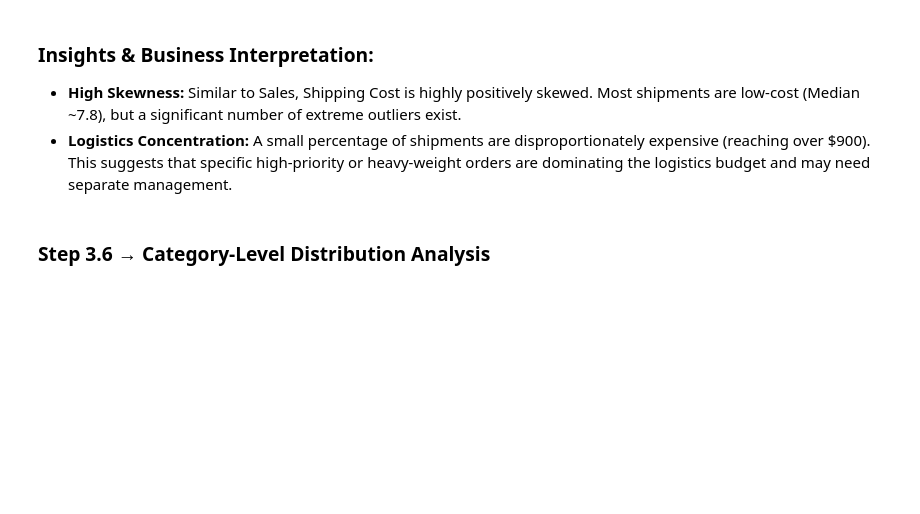
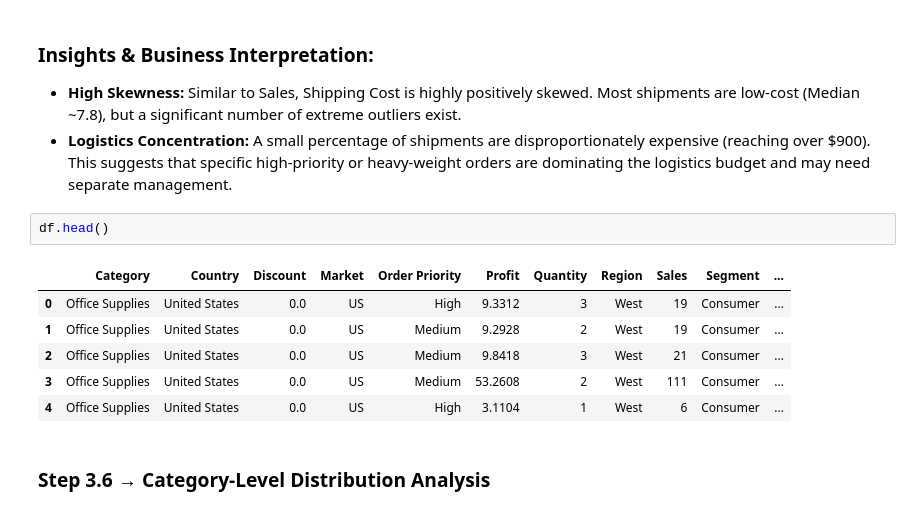
Before and after one commit to ShlokBagwe/Global-Super-Store, a Jupyter notebook: GLobal_SuperStore_Sales_vfinal.ipynb, the cells around one changed output. Drawn from its saved outputs; the diff is of its cells as text; blank space fills up the shorter version.

```diff
--- a/GLobal_SuperStore_Sales_vfinal.ipynb
+++ b/GLobal_SuperStore_Sales_vfinal.ipynb
@@ -206,6 +289,15 @@ print(f"Median Shipping Cost: {df['Shipping Cost'].median():.2f}")
 ### Insights & Business Interpretation:
 *   **High Skewness:** Similar to Sales, Shipping Cost is highly positively skewed. Most shipments are low-cost (Median ~7.8), but a significant number of extreme outliers exist.
 *   **Logistics Concentration:** A small percentage of shipments are disproportionately expensive (reaching over $900). This suggests that specific high-priority or heavy-weight orders are dominating the logistics budget and may need separate management.
+# %%
+df.head()
+# %% [output]
+|  | Category | Country | Discount | Market | Order Priority | Profit | Quantity | Region | Sales | Segment | ... |
+| 0 | Office Supplies | United States | 0.0 | US | High | 9.3312 | 3 | West | 19 | Consumer | ... |
+| 1 | Office Supplies | United States | 0.0 | US | Medium | 9.2928 | 2 | West | 19 | Consumer | ... |
+| 2 | Office Supplies | United States | 0.0 | US | Medium | 9.8418 | 3 | West | 21 | Consumer | ... |
+| 3 | Office Supplies | United States | 0.0 | US | Medium | 53.2608 | 2 | West | 111 | Consumer | ... |
+| 4 | Office Supplies | United States | 0.0 | US | High | 3.1104 | 1 | West | 6 | Consumer | ... |
 # %% [markdown]
 ### Step 3.6 → Category-Level Distribution Analysis
 # %%
```
Also changed, not shown: parts of 61 cells of this notebook.
